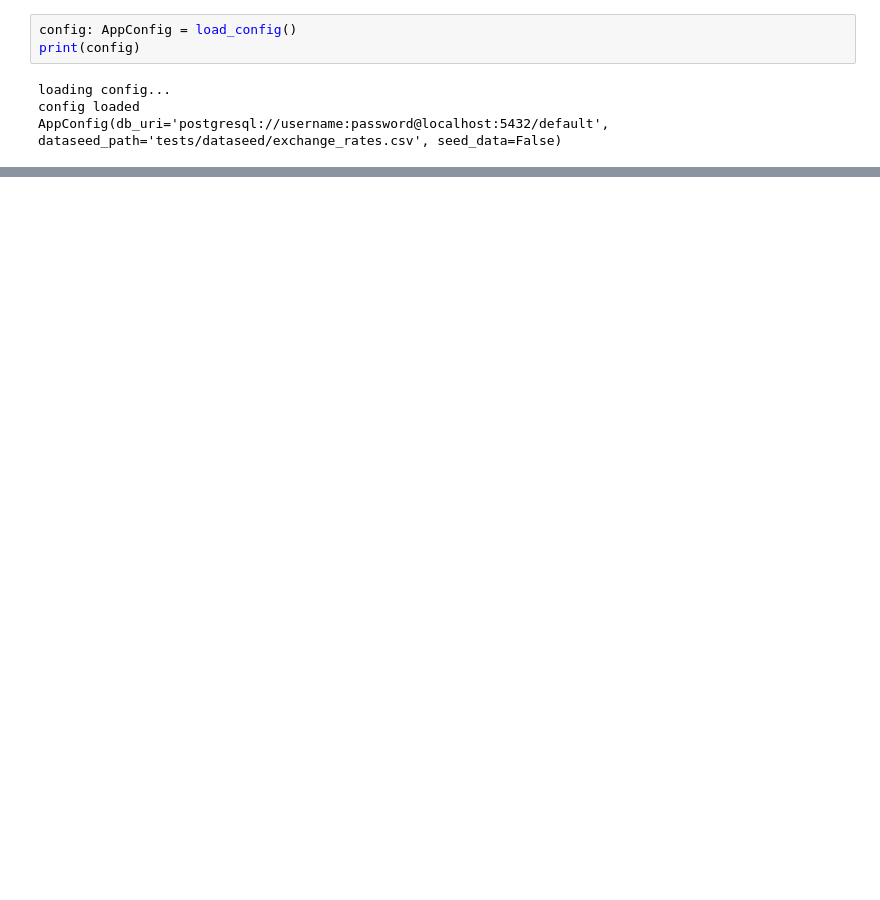
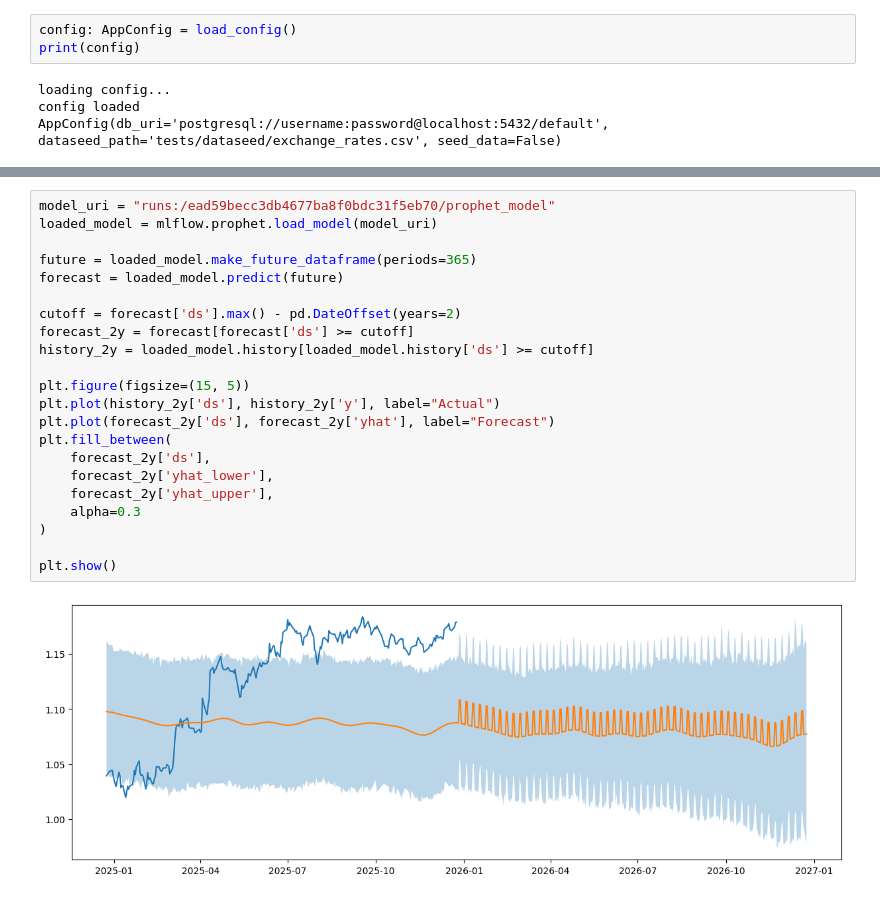
Before and after one commit to Steadfastie/mlflow-prophet-lab, a Jupyter notebook: notebooks/model.ipynb, the cells around one changed output, grey strips where cells are left out. Cells and saved outputs as stored; diff of their text form; blank space fills up the shorter version.

```diff
--- a/notebooks/model.ipynb
+++ b/notebooks/model.ipynb
@@ -42,0 +210,24 @@ mlflow.set_tracking_uri(config.db_uri)
+# %%
+model_uri = "runs:/ead59becc3db4677ba8f0bdc31f5eb70/prophet_model"
+loaded_model = mlflow.prophet.load_model(model_uri)
+
+future = loaded_model.make_future_dataframe(periods=365)
+forecast = loaded_model.predict(future)
+
+cutoff = forecast['ds'].max() - pd.DateOffset(years=2)
+forecast_2y = forecast[forecast['ds'] >= cutoff]
+history_2y = loaded_model.history[loaded_model.history['ds'] >= cutoff]
+
+plt.figure(figsize=(15, 5))
+plt.plot(history_2y['ds'], history_2y['y'], label="Actual")
+plt.plot(forecast_2y['ds'], forecast_2y['yhat'], label="Forecast")
+plt.fill_between(
+    forecast_2y['ds'],
+    forecast_2y['yhat_lower'],
+    forecast_2y['yhat_upper'],
+    alpha=0.3
+)
+
+plt.show()
+# %% [output]
+[figure, added]
```
Also changed, not shown: parts of 11 cells of this notebook, 3 other files.
